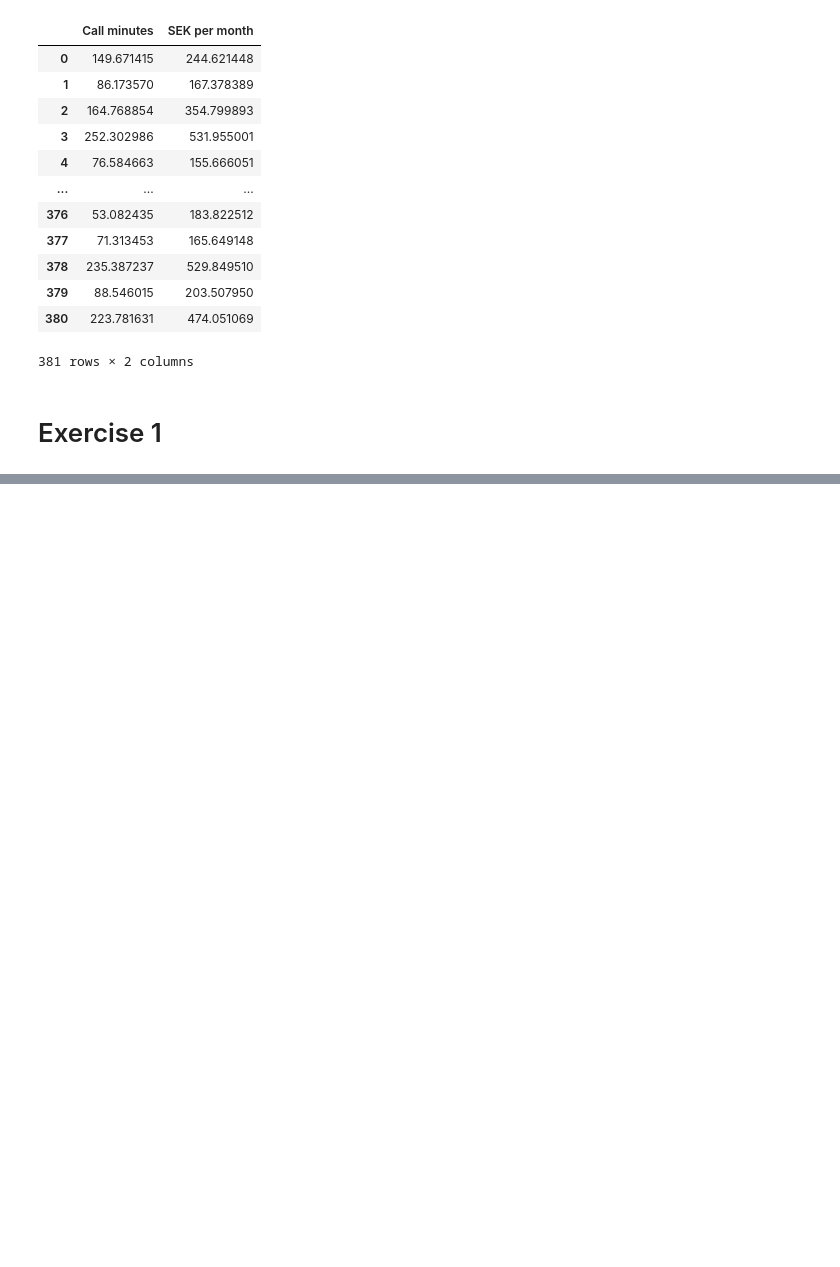
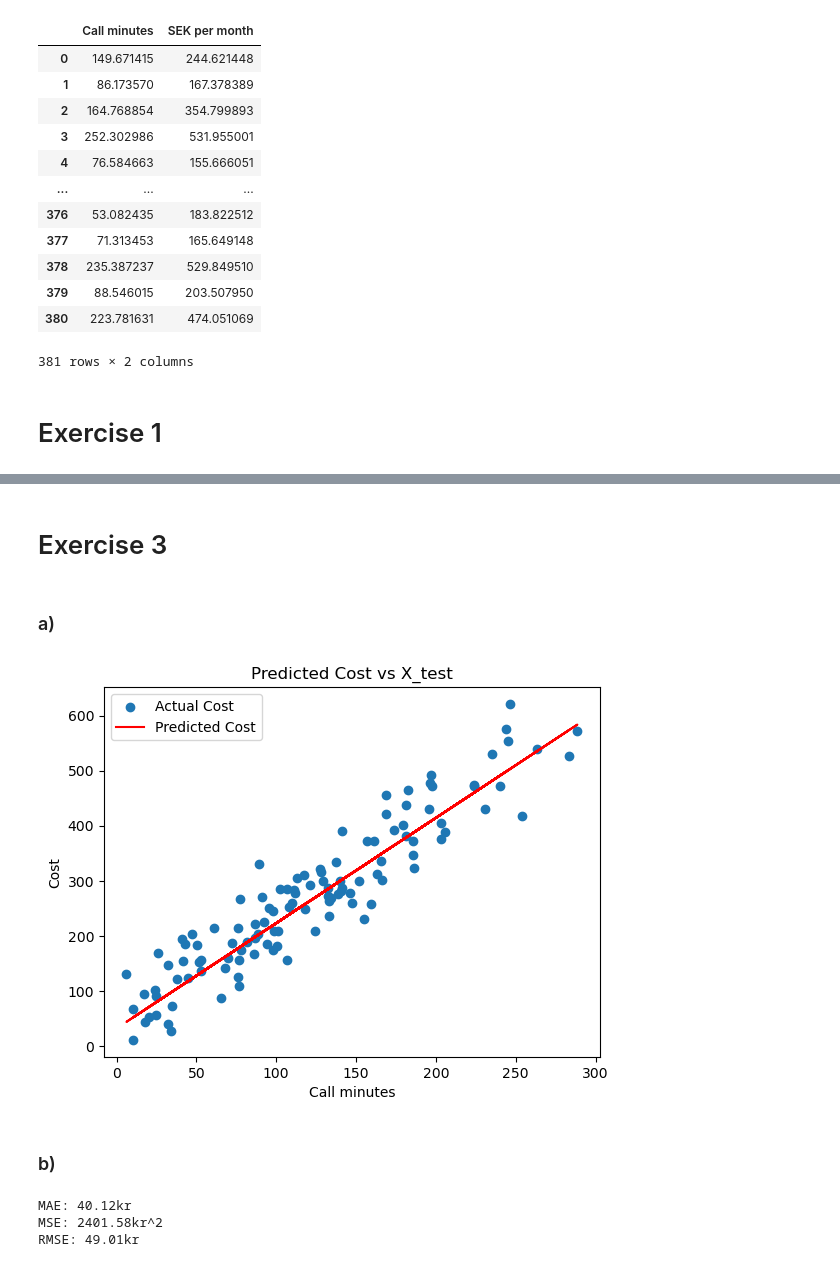
Before and after one commit to Zeepat/machine-learning-asajad-hussein, a Jupyter notebook: Exercises/Exercise_0.ipynb, the cells around one changed output, grey strips where cells are left out. Drawn from its saved outputs; the diff is of its cells as text; code cells hidden in the pictures; blank space fills up the shorter version.

Commit message:
Worked and finished with exercise 1-4.

```diff
--- a/Exercises/Exercise_0.ipynb
+++ b/Exercises/Exercise_0.ipynb
@@ -67,0 +119,39 @@ df
+# %% [markdown]
+# Exercise 3
+# %% [markdown]
+### a)
+# %%
+# Make predictions on testing data
+X_test = X_test.values.reshape(-1, 1)
+X_test = np.insert(X_test, 0, 1, axis=1)  # Add a column of ones for the intercept term
+y_pred = X_test @ beta_hat
+
+# Plot the predicted cost against X_test
+plt.scatter(X_test[:, 1], y_test, label='Actual Cost')
+plt.plot(X_test[:, 1], y_pred, color='red', label='Predicted Cost')
+plt.title('Predicted Cost vs X_test')
+plt.xlabel('Call minutes')
+plt.ylabel('Cost')
+plt.legend()
+plt.show()
+# %% [output]
+[figure, added]
+# %% [markdown]
+### b)
+# %%
+# Calculate MAE
+mae = np.mean(np.abs(y_test.values.flatten() - y_pred.flatten()))
+
+# Calculate MSE
+mse = np.mean((y_test.values.flatten() - y_pred.flatten()) ** 2)
+
+# Calculate RMSE
+rmse = np.sqrt(mse)
+
+print(f'MAE: {mae:.2f}kr')
+print(f'MSE: {mse:.2f}kr^2')
+print(f'RMSE: {rmse:.2f}kr')
+# %% [output]
+MAE: 40.12kr
+MSE: 2401.58kr^2
+RMSE: 49.01kr
```
Also changed, not shown: parts of 16 cells of this notebook.
